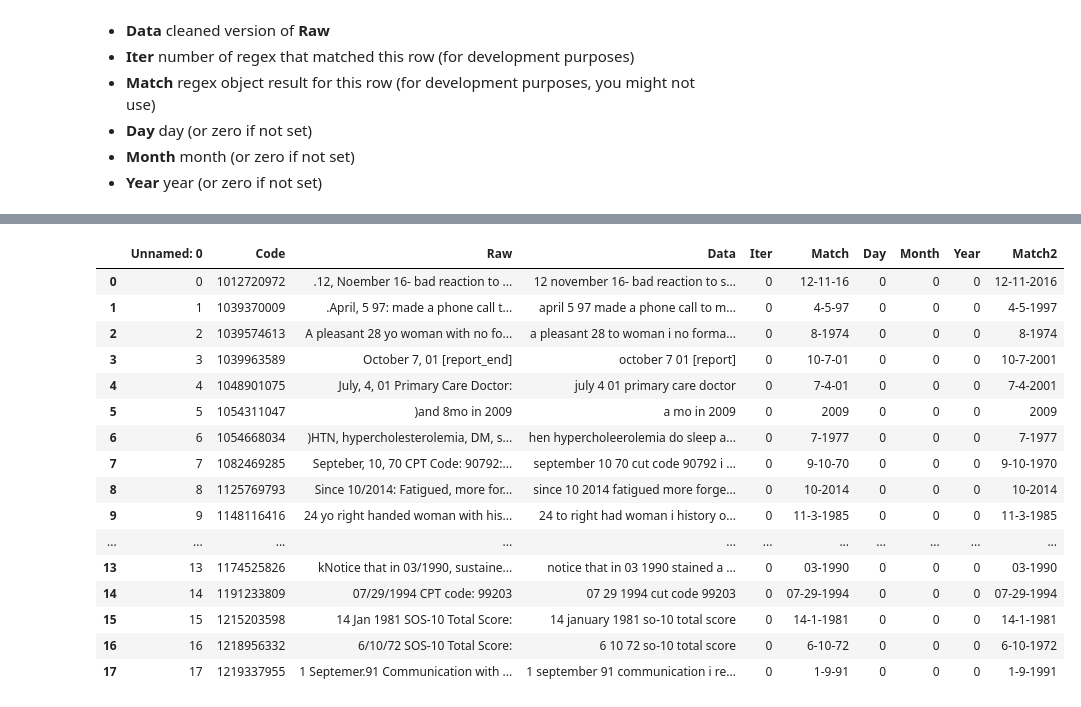
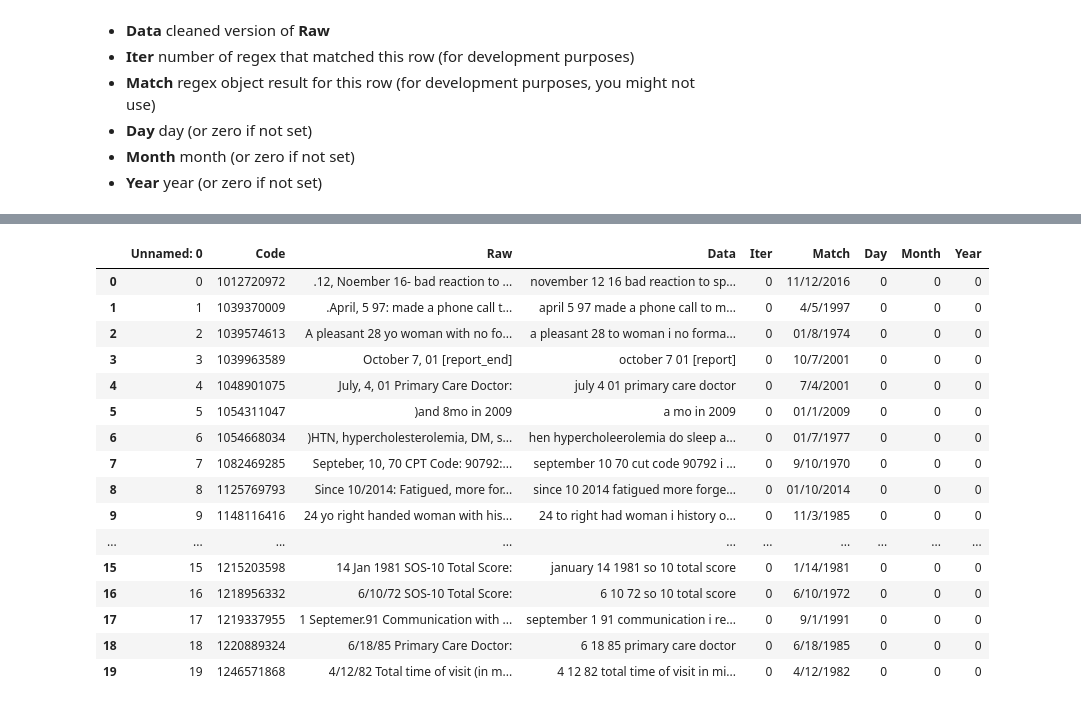
Before and after one commit to Esedicol/Data-Mining, a Jupyter notebook: DATE_MINING/01-Model.ipynb, the cells around one changed output, grey strips where cells are left out. Saved outputs shown, nothing was run; the diff lists cells and outputs as text; code cells hidden in the pictures.

Commit message:
Added function to populate missing date values

```diff
--- a/DATE_MINING/01-Model.ipynb
+++ b/DATE_MINING/01-Model.ipynb
@@ -156,72 +174,86 @@ print(df.shape)
 # %%
-# Change any text dates into numerical values
-def find_match(pattern):
-    match_array = []
-
-    for row in range(0, len(df)):
-        longest_match = []
-        match = re.finditer(re.compile(FULL_FORMAT), df["Data"].loc[row])
-        for m in match:
-            longest_match.append(m[0])
-
-        result = max(longest_match, key=len).strip()
-        match_array.append(transform_month(result)) if len(longest_match) > 0 else match_array.append("None")
-
-    return match_array
-
 def transform_month(month):
     # search for months in text pattern
     match = re.search(re.compile(MONTHS_TEXT), month)
 
     # if match found
     if match is not None:
         # change month to its numerical value
         month_num = datetime.datetime.strptime(complete_month(match.group().strip()), "%B").month
         result = re.sub(re.compile(match.group().strip()), str(month_num), month)
     else:
         result = month
     # return a formated numerical dates seperated by '-'
-    return result.replace(" ", "-")
+    return result.replace(" ", "/")
 
 
 def transform_year(txt):
     result = ""
-    data = txt.split("-")
+    data = txt.split("/")
     data_length = len(data) - 1
 
     if len(str(data[data_length])) >= 2 and len(str(data[data_length])) < 4:
-        data = txt.split("-")
-        data_length = len(data) - 1
-
         nineties_range = re.sub(r"([2-9][0-9])", "19" + data[data_length], data[data_length])
         twenties_range = re.sub(r"([01][0-9])", "20" + data[data_length], data[data_length])
 
         data[data_length] = nineties_range if len(nineties_range) == 4 else twenties_range
-        result = "-".join(data)
+        result = "/".join(data)
     else:
         result = txt
 
     return result
+
+def populate_missing_values(txt):
+    result = ""
+    data = txt.split("/")
+
+    if len(data) == 2:
+        result = "01/" + txt
+    elif len(data) == 1:
+        result = "01/1/" + txt
+    else:
+        result = txt
+
+    return result
+
+# Change any text dates into numerical values
+def find_match(pattern):
+    match_array = []
+
+    for row in range(0, len(df)):
+        longest_match = []
+        match = re.finditer(re.compile(FULL_FORMAT), df["Data"].loc[row])
+        for m in match:
+            longest_match.append(m[0])
+
+        result = max(longest_match, key=len).strip()
+        month_transform = transform_month(result)
+        year_transform = transform_year(month_transform)
+        populate_missing_dates = populate_missing_values(year_transform)
+        match_array.append(populate_missing_dates) if len(longest_match) > 0 else match_array.append("None")
+
+    return match_array
+
+
 df["Match"] = find_match(FULL_FORMAT)
-df["Match2"] = df.Match.apply(lambda year: transform_year(year))
-# df["Month"] = df.Month_text.apply(lambda month: transform_month((complete_month(month))))
 
-df.head(18)
+# df[["Raw", "Data"]].loc[0:20]
+df.head(20)
 # %% [output]
-|  | Unnamed: 0 | Code | Raw | Data | Iter | Match | Day | Month | Year | Match2 |
-| 0 | 0 | 1012720972 | .12, Noember 16- bad reaction to ... | 12 november 16- bad reaction to s... | 0 | 12-11-16 | 0 | 0 | 0 | 12-11-2016 |
-| 1 | 1 | 1039370009 | .April, 5 97: made a phone call t... | april 5 97 made a phone call to m... | 0 | 4-5-97 | 0 | 0 | 0 | 4-5-1997 |
-| 2 | 2 | 1039574613 | A pleasant 28 yo woman with no fo... | a pleasant 28 to woman i no forma... | 0 | 8-1974 | 0 | 0 | 0 | 8-1974 |
-| 3 | 3 | 1039963589 | October 7, 01 [report_end] | october 7 01 [report] | 0 | 10-7-01 | 0 | 0 | 0 | 10-7-2001 |
-| 4 | 4 | 1048901075 | July, 4, 01 Primary Care Doctor: | july 4 01 primary care doctor | 0 | 7-4-01 | 0 | 0 | 0 | 7-4-2001 |
-| 5 | 5 | 1054311047 | )and 8mo in 2009 | a mo in 2009 | 0 | 2009 | 0 | 0 | 0 | 2009 |
-| 6 | 6 | 1054668034 | )HTN, hypercholesterolemia, DM, s... | hen hypercholeerolemia do sleep a... | 0 | 7-1977 | 0 | 0 | 0 | 7-1977 |
-| 7 | 7 | 1082469285 | Septeber, 10, 70 CPT Code: 90792:... | september 10 70 cut code 90792 i ... | 0 | 9-10-70 | 0 | 0 | 0 | 9-10-1970 |
-| 8 | 8 | 1125769793 | Since 10/2014: Fatigued, more for... | since 10 2014 fatigued more forge... | 0 | 10-2014 | 0 | 0 | 0 | 10-2014 |
-| 9 | 9 | 1148116416 | 24 yo right handed woman with his... | 24 to right had woman i history o... | 0 | 11-3-1985 | 0 | 0 | 0 | 11-3-1985 |
-| ... | ... | ... | ... | ... | ... | ... | ... | ... | ... | ... |
-| 13 | 13 | 1174525826 | kNotice that in 03/1990, sustaine... | notice that in 03 1990 stained a ... | 0 | 03-1990 | 0 | 0 | 0 | 03-1990 |
-| 14 | 14 | 1191233809 | 07/29/1994 CPT code: 99203 | 07 29 1994 cut code 99203 | 0 | 07-29-1994 | 0 | 0 | 0 | 07-29-1994 |
-| 15 | 15 | 1215203598 | 14 Jan 1981 SOS-10 Total Score: | 14 january 1981 so-10 total score | 0 | 14-1-1981 | 0 | 0 | 0 | 14-1-1981 |
-| 16 | 16 | 1218956332 | 6/10/72 SOS-10 Total Score: | 6 10 72 so-10 total score | 0 | 6-10-72 | 0 | 0 | 0 | 6-10-1972 |
-| 17 | 17 | 1219337955 | 1 Septemer.91 Communication with ... | 1 september 91 communication i re... | 0 | 1-9-91 | 0 | 0 | 0 | 1-9-1991 |
+|  | Unnamed: 0 | Code | Raw | Data | Iter | Match | Day | Month | Year |
+| 0 | 0 | 1012720972 | .12, Noember 16- bad reaction to ... | november 12 16 bad reaction to sp... | 0 | 11/12/2016 | 0 | 0 | 0 |
+| 1 | 1 | 1039370009 | .April, 5 97: made a phone call t... | april 5 97 made a phone call to m... | 0 | 4/5/1997 | 0 | 0 | 0 |
+| 2 | 2 | 1039574613 | A pleasant 28 yo woman with no fo... | a pleasant 28 to woman i no forma... | 0 | 01/8/1974 | 0 | 0 | 0 |
+| 3 | 3 | 1039963589 | October 7, 01 [report_end] | october 7 01 [report] | 0 | 10/7/2001 | 0 | 0 | 0 |
+| 4 | 4 | 1048901075 | July, 4, 01 Primary Care Doctor: | july 4 01 primary care doctor | 0 | 7/4/2001 | 0 | 0 | 0 |
+| 5 | 5 | 1054311047 | )and 8mo in 2009 | a mo in 2009 | 0 | 01/1/2009 | 0 | 0 | 0 |
+| 6 | 6 | 1054668034 | )HTN, hypercholesterolemia, DM, s... | hen hypercholeerolemia do sleep a... | 0 | 01/7/1977 | 0 | 0 | 0 |
+| 7 | 7 | 1082469285 | Septeber, 10, 70 CPT Code: 90792:... | september 10 70 cut code 90792 i ... | 0 | 9/10/1970 | 0 | 0 | 0 |
+| 8 | 8 | 1125769793 | Since 10/2014: Fatigued, more for... | since 10 2014 fatigued more forge... | 0 | 01/10/2014 | 0 | 0 | 0 |
+| 9 | 9 | 1148116416 | 24 yo right handed woman with his... | 24 to right had woman i history o... | 0 | 11/3/1985 | 0 | 0 | 0 |
+| ... | ... | ... | ... | ... | ... | ... | ... | ... | ... |
+| 15 | 15 | 1215203598 | 14 Jan 1981 SOS-10 Total Score: | january 14 1981 so 10 total score | 0 | 1/14/1981 | 0 | 0 | 0 |
+| 16 | 16 | 1218956332 | 6/10/72 SOS-10 Total Score: | 6 10 72 so 10 total score | 0 | 6/10/1972 | 0 | 0 | 0 |
+| 17 | 17 | 1219337955 | 1 Septemer.91 Communication with ... | september 1 91 communication i re... | 0 | 9/1/1991 | 0 | 0 | 0 |
+| 18 | 18 | 1220889324 | 6/18/85 Primary Care Doctor: | 6 18 85 primary care doctor | 0 | 6/18/1985 | 0 | 0 | 0 |
+| 19 | 19 | 1246571868 | 4/12/82 Total time of visit (in m... | 4 12 82 total time of visit in mi... | 0 | 4/12/1982 | 0 | 0 | 0 |
```
Also changed, not shown: parts of 6 cells of this notebook, 1 other file.
